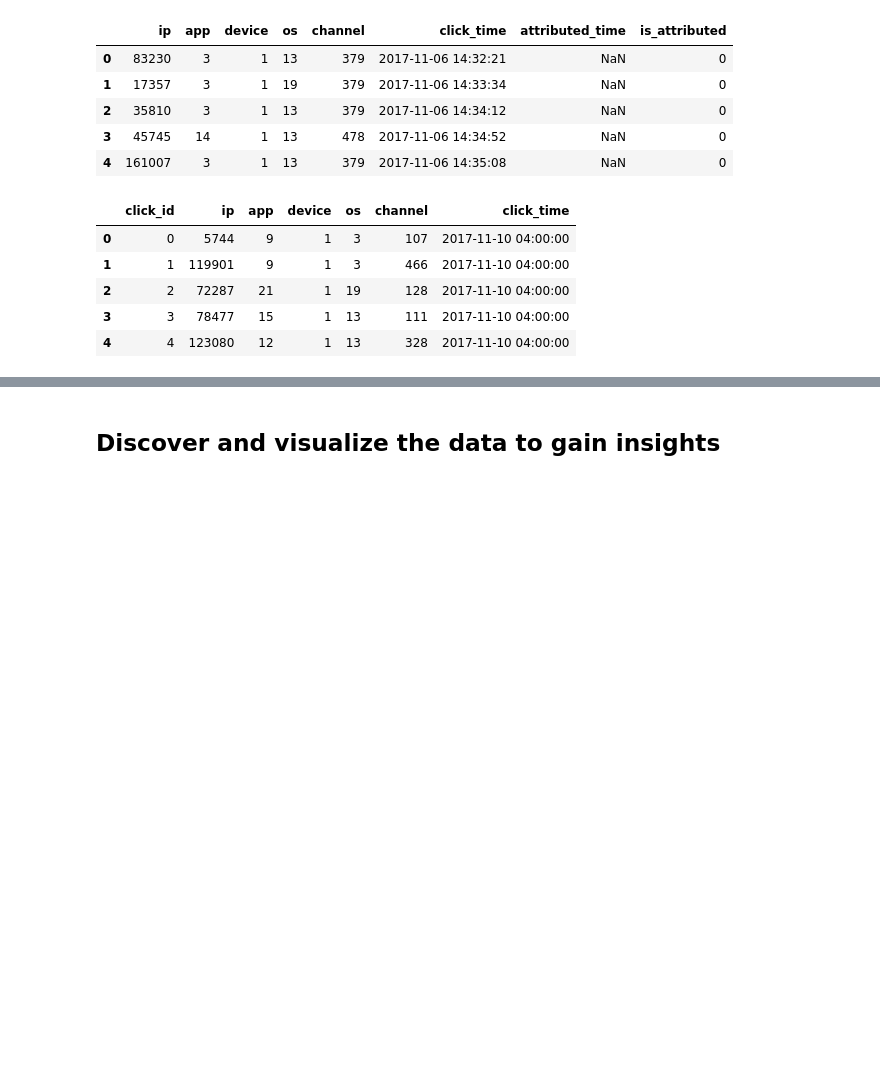
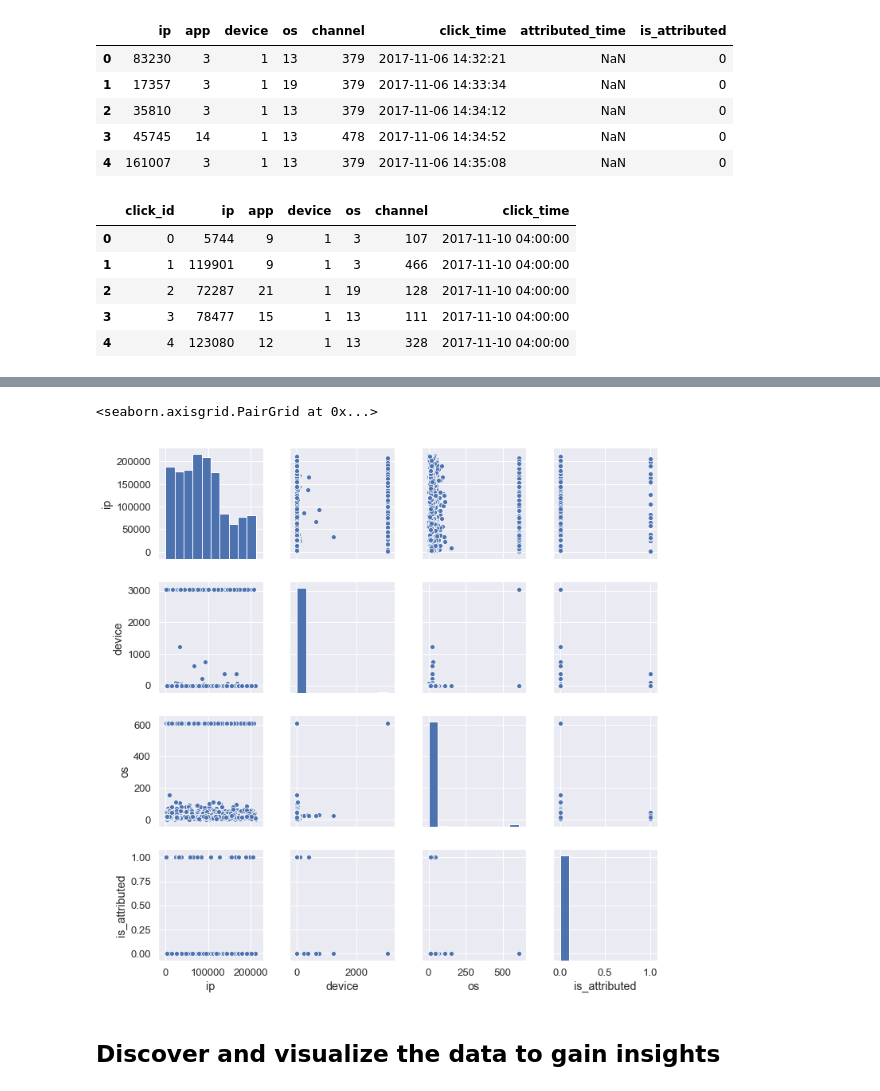
Before and after one commit to h182032/DAT158-Assignment2, a Jupyter notebook: Assignment2.ipynb, the cells around one changed output, grey strips where cells are left out. Drawn from its saved outputs; the diff is of its cells as text; code cells hidden in the pictures; blank space fills up the shorter version.

```diff
--- a/Assignment2.ipynb
+++ b/Assignment2.ipynb
@@ -76,3 +116,8 @@ test.head()
+# %%
+sns.pairplot(train, vars=['ip', 'device', 'os', 'is_attributed'])
+# %% [output]
+<seaborn.axisgrid.PairGrid at 0x...>
+[figure, added]
 # %% [markdown]
 ## Discover and visualize the data to gain insights
 # %% [markdown]
```
Also changed, not shown: parts of 7 cells of this notebook.
